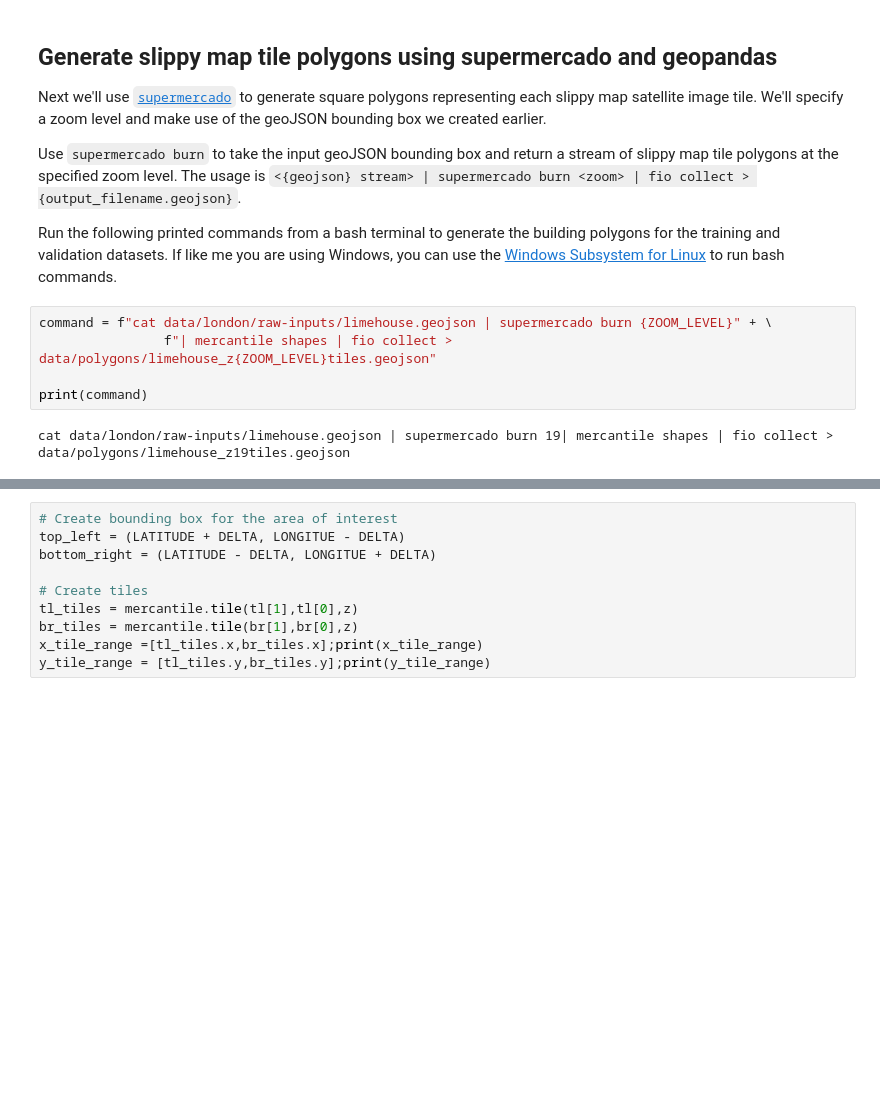
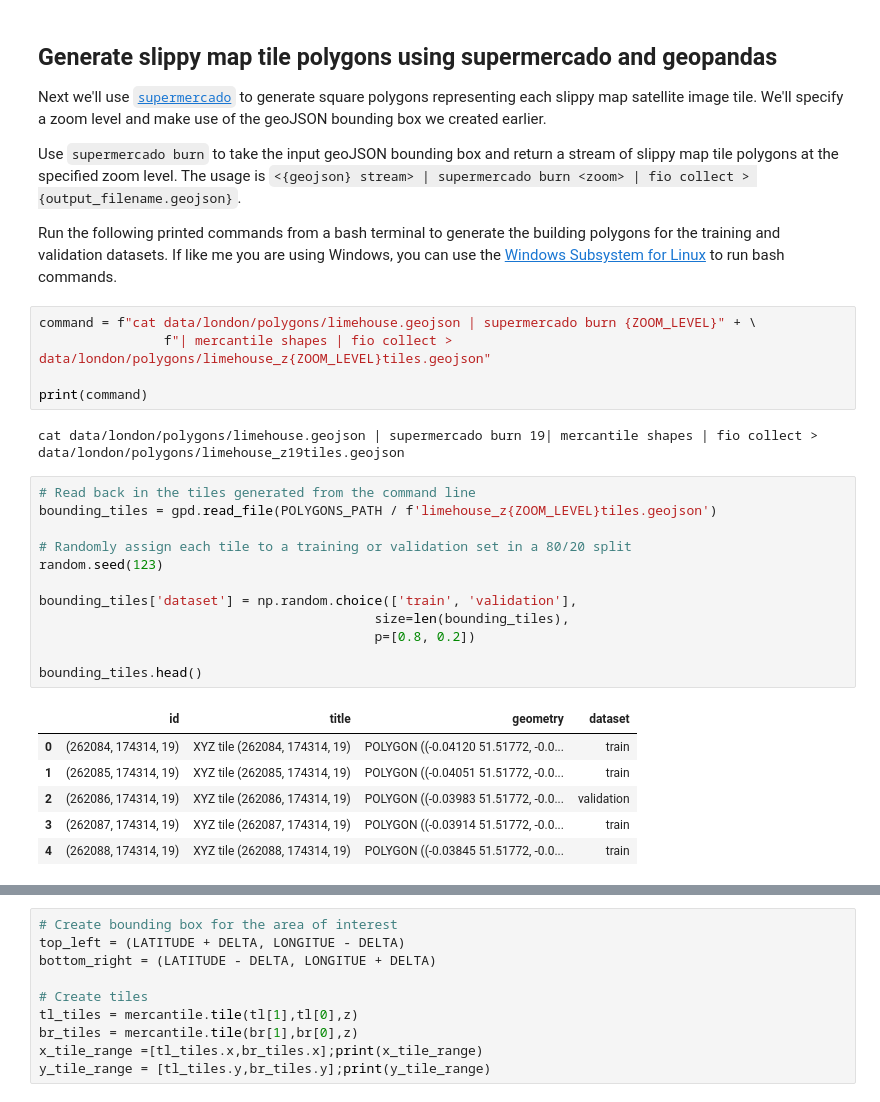
Before and after one commit to imharrisonking/rooftop-segmentation, a Jupyter notebook: preprocessingv2.ipynb, the cells around one changed output, grey strips where cells are left out. Drawn from its saved outputs; the diff is of its cells as text; blank space fills up the shorter version.

```diff
--- a/preprocessingv2.ipynb
+++ b/preprocessingv2.ipynb
@@ -116,9 +122,28 @@ Use `supermercado burn` to take the input geoJSON bounding box and return a stre
 
 Run the following printed commands from a bash terminal to generate the building polygons for the training and validation datasets. If like me you are using Windows, you can use the [Windows Subsystem for Linux](https://docs.microsoft.com/en-us/windows/wsl/install-win10) to run bash commands.
 # %%
-command = f"cat data/london/raw-inputs/limehouse.geojson | supermercado burn {ZOOM_LEVEL}" + \
-                f"| mercantile shapes | fio collect > data/polygons/limehouse_z{ZOOM_LEVEL}tiles.geojson"
+command = f"cat data/london/polygons/limehouse.geojson | supermercado burn {ZOOM_LEVEL}" + \
+                f"| mercantile shapes | fio collect > data/london/polygons/limehouse_z{ZOOM_LEVEL}tiles.geojson"
 
 print(command)
 # %% [output]
-cat data/london/raw-inputs/limehouse.geojson | supermercado burn 19| mercantile shapes | fio collect > data/polygons/limehouse_z19tiles.geojson
+cat data/london/polygons/limehouse.geojson | supermercado burn 19| mercantile shapes | fio collect > data/london/polygons/limehouse_z19tiles.geojson
+# %%
+# Read back in the tiles generated from the command line
+bounding_tiles = gpd.read_file(POLYGONS_PATH / f'limehouse_z{ZOOM_LEVEL}tiles.geojson')
+
+# Randomly assign each tile to a training or validation set in a 80/20 split
+random.seed(123)
+
+bounding_tiles['dataset'] = np.random.choice(['train', 'validation'],
+                                           size=len(bounding_tiles),
+                                           p=[0.8, 0.2])
+
+bounding_tiles.head()
+# %% [output]
+|  | id | title | geometry | dataset |
+| 0 | (262084, 174314, 19) | XYZ tile (262084, 174314, 19) | POLYGON ((-0.04120 51.51772, -0.0... | train |
+| 1 | (262085, 174314, 19) | XYZ tile (262085, 174314, 19) | POLYGON ((-0.04051 51.51772, -0.0... | train |
+| 2 | (262086, 174314, 19) | XYZ tile (262086, 174314, 19) | POLYGON ((-0.03983 51.51772, -0.0... | validation |
+| 3 | (262087, 174314, 19) | XYZ tile (262087, 174314, 19) | POLYGON ((-0.03914 51.51772, -0.0... | train |
+| 4 | (262088, 174314, 19) | XYZ tile (262088, 174314, 19) | POLYGON ((-0.03845 51.51772, -0.0... | train |
```
Also changed, not shown: parts of 10 cells of this notebook, 4 other files.
